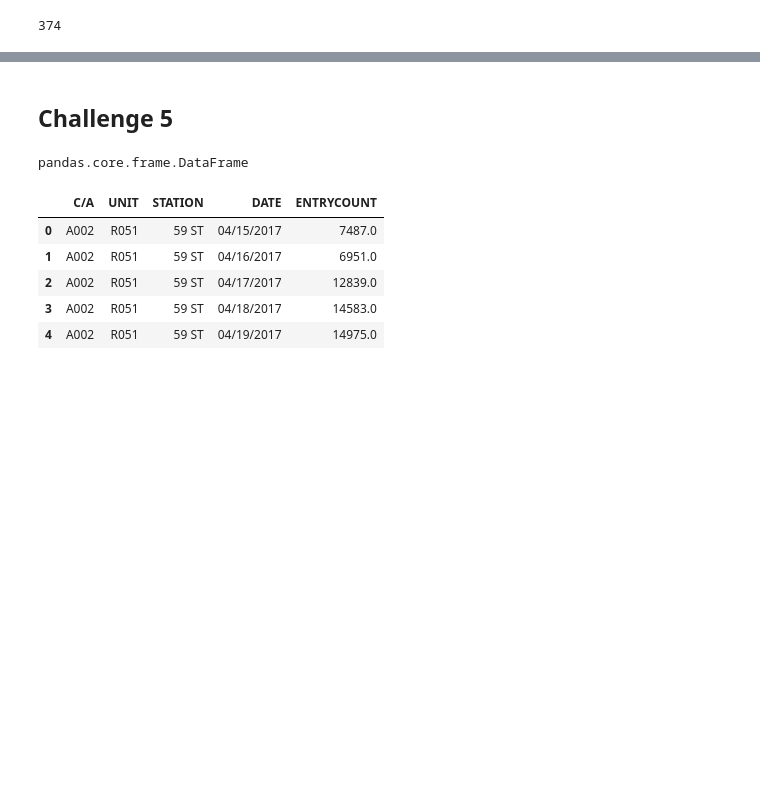
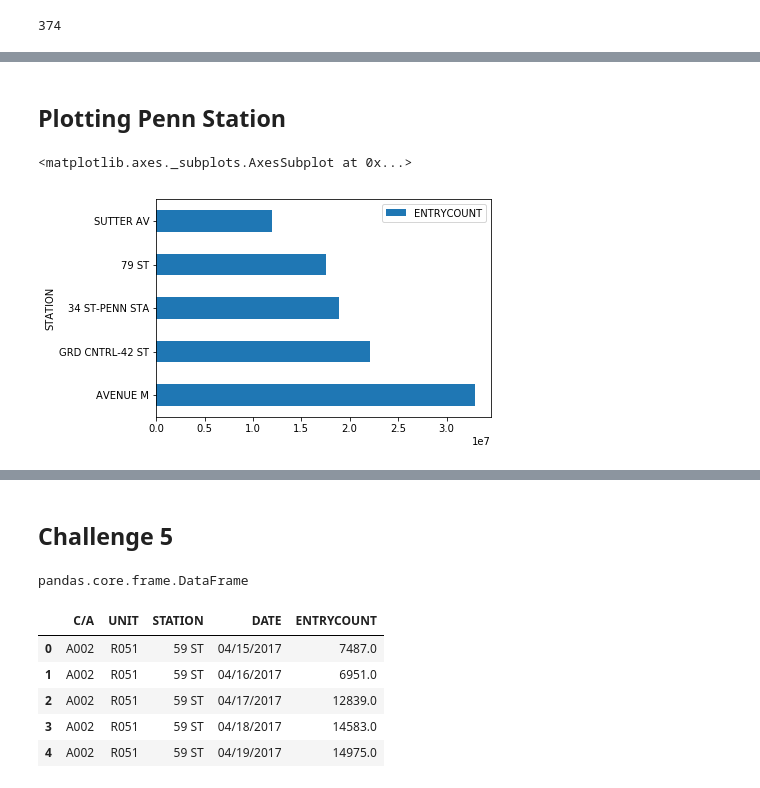
Before and after one commit to xvila/MTA-Turnstile-Data, a Jupyter notebook: Project Benson.ipynb, the cells around one changed output, grey strips where cells are left out. Drawn from its saved outputs; the diff is of its cells as text; code cells hidden in the pictures; blank space fills up the shorter version.

```diff
--- a/Project Benson.ipynb
+++ b/Project Benson.ipynb
@@ -287,0 +295,8 @@ mid.head()
+# %%
+df2['HOUR']= df2.DATETIME.dt.hour
+# %%
+# Drop Null Values
+df2.dropna(subset=["ENTRYCOUNT"], axis=0, inplace=True)
+# %%
+stationDF = df2.groupby(["STATION"]).ENTRYCOUNT.sum().reset_index()
+stationDF.sort_values('ENTRYCOUNT',ascending=False,inplace=True)
@@ -287,0 +312,9 @@ mid.head()
+# %% [markdown]
+## Plotting Penn Station
+# %%
+top5 = stationDF[:5]
+# %%
+top5.plot(kind='barh',x='STATION')
+# %% [output]
+<matplotlib.axes._subplots.AxesSubplot at 0x...>
+[figure, added]
```
Also changed, not shown: parts of 28 cells of this notebook, 2 other files.
